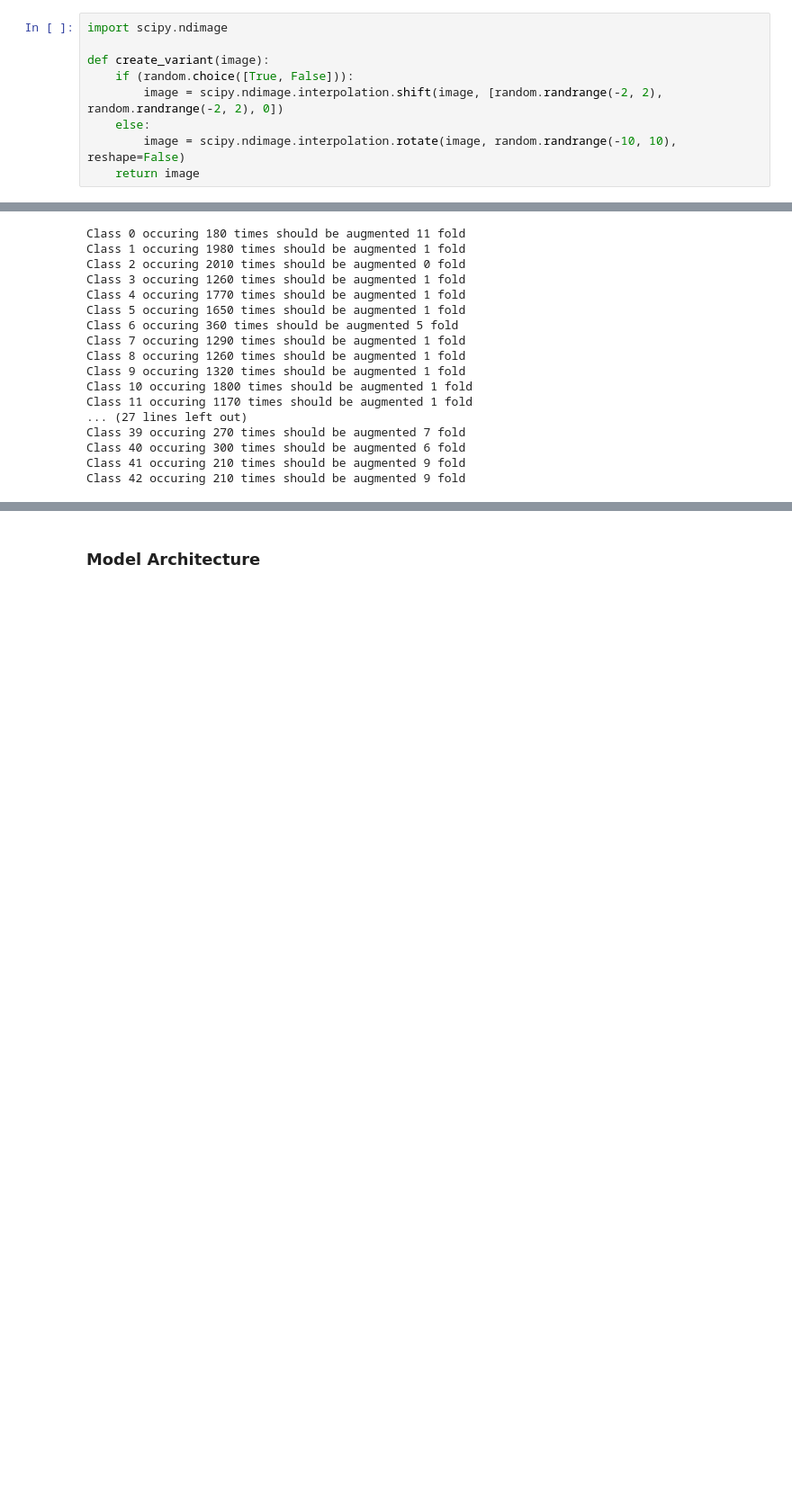
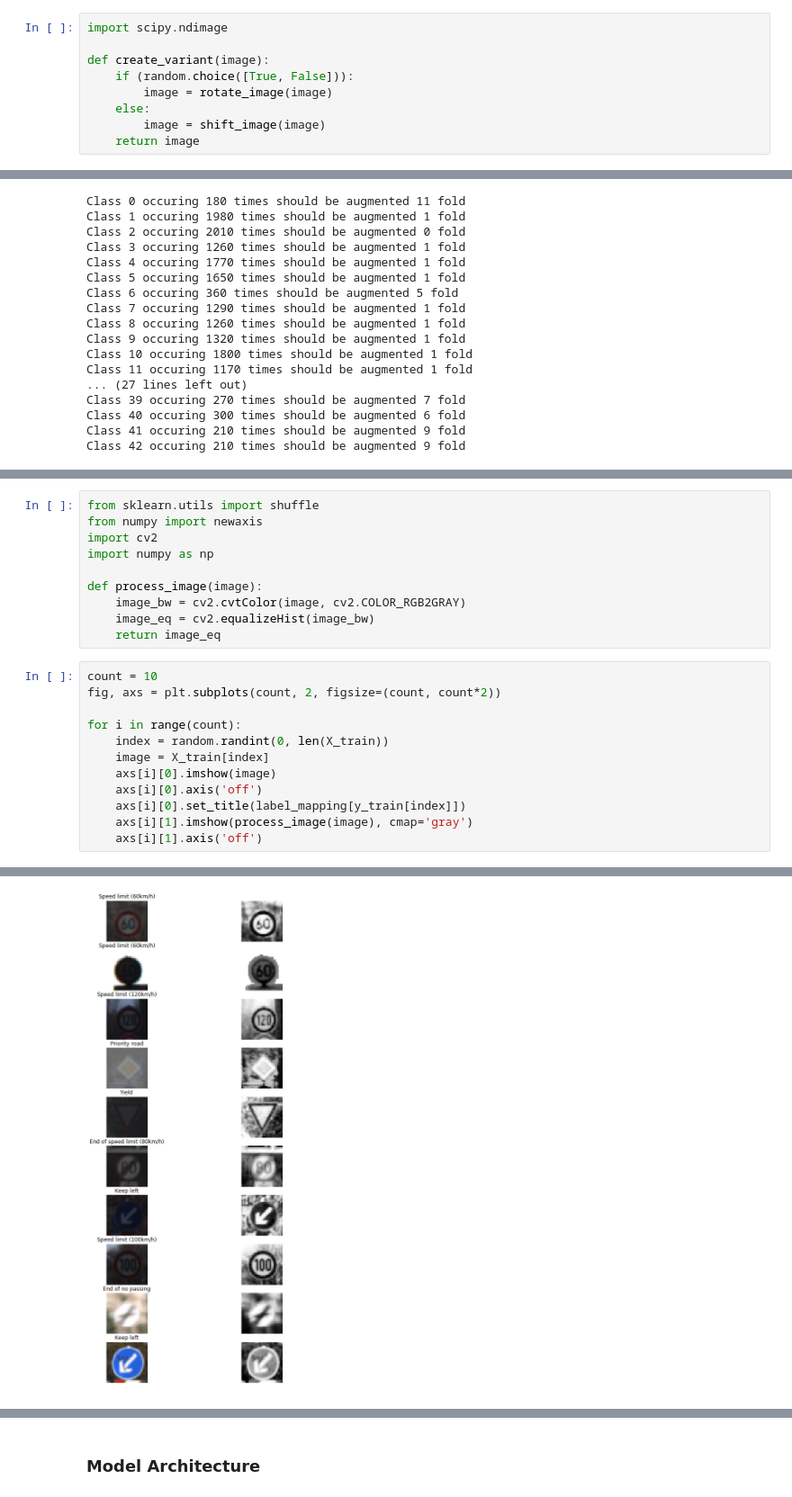
Before and after one commit to anvaysrivastava/CarND-Traffic-Sign-Classifier-Project, a Jupyter notebook: Traffic_Sign_Classifier.ipynb, the cells around one changed output, grey strips where cells are left out. Shown at 90% size. Saved outputs shown, nothing was run; the diff lists cells and outputs as text; blank space fills up the shorter version.

```diff
--- a/Traffic_Sign_Classifier.ipynb
+++ b/Traffic_Sign_Classifier.ipynb
@@ -160,9 +206,9 @@ import scipy.ndimage
 
 def create_variant(image):
     if (random.choice([True, False])):
-        image = scipy.ndimage.interpolation.shift(image, [random.randrange(-2, 2), random.randrange(-2, 2), 0])
+        image = rotate_image(image)
     else:
-        image = scipy.ndimage.interpolation.rotate(image, random.randrange(-10, 10), reshape=False)
+        image = shift_image(image)
     return image
 # %%
 import math
@@ -218,0 +268,23 @@ print(label_count)
+# %%
+from sklearn.utils import shuffle
+from numpy import newaxis
+import cv2
+import numpy as np
+
+def process_image(image):
+    image_bw = cv2.cvtColor(image, cv2.COLOR_RGB2GRAY)
+    image_eq = cv2.equalizeHist(image_bw)
+    return image_eq
+# %%
+count = 10
+fig, axs = plt.subplots(count, 2, figsize=(count, count*2))
+
+for i in range(count):
+    index = random.randint(0, len(X_train))
+    image = X_train[index]
+    axs[i][0].imshow(image)
+    axs[i][0].axis('off')
+    axs[i][0].set_title(label_mapping[y_train[index]])
+    axs[i][1].imshow(process_image(image), cmap='gray')
+    axs[i][1].axis('off')
+# %% [output]
@@ -218,0 +301 @@ print(label_count)
+[figure, added]
```
Also changed, not shown: parts of 41 cells of this notebook, 5 other files.
